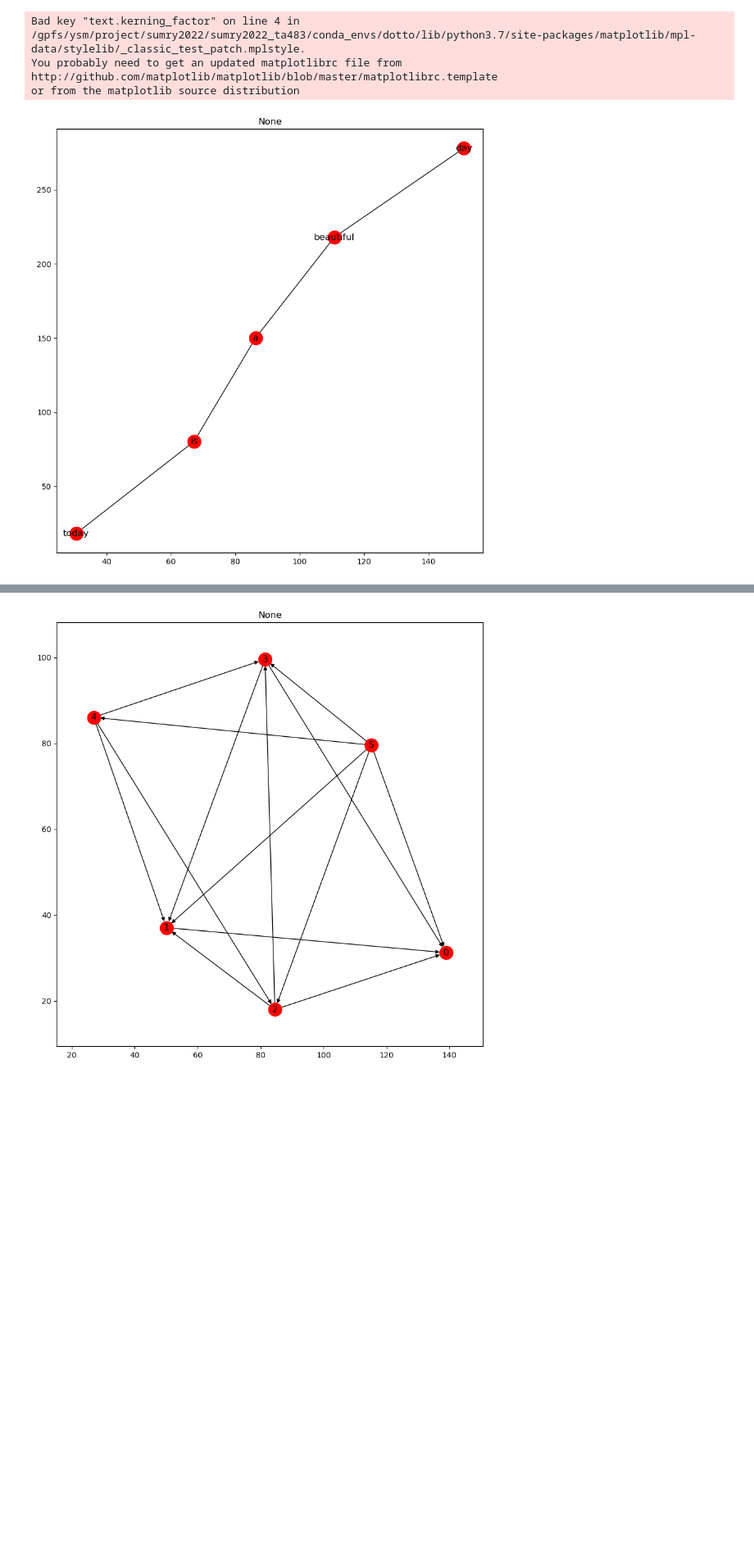
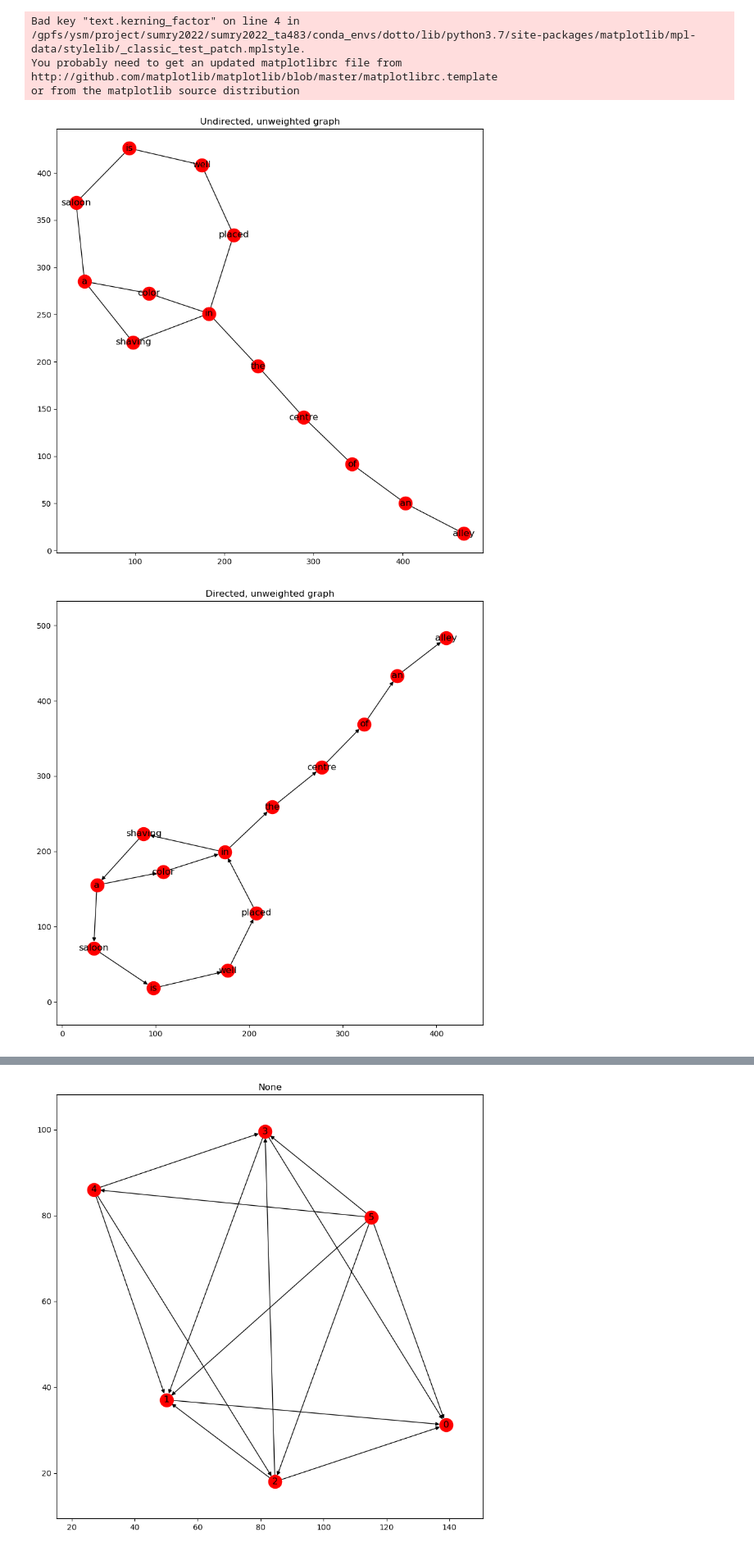
Before and after one commit to TesfaAsmara/colonel_dotto, a Jupyter notebook: nbs/00_dotto.ipynb, the cells around one changed output, grey strips where cells are left out. Shown: that part at 82% size. Drawn from its saved outputs; the diff is of its cells as text; code cells hidden in the pictures; blank space fills up the shorter version.

Commit message:
text visualization done

```diff
--- a/nbs/00_dotto.ipynb
+++ b/nbs/00_dotto.ipynb
@@ -102,4 +161,45 @@ G = build_graph("Today is a beautiful day.")
-# %%
-plot_graph(G)
-# %% [output]
-[figure, removed]
+# %%
+flowers_of_evil = '''Come, lie upon my breast, cruel, insensitive soul,
+Adored tigress, monster with the indolent air
+I want to plunge trembling fingers for a long time
+In the thickness of your heavy mane,
+
+To bury my head, full of pain
+In your skirts redolent of your perfume,
+To inhale, as from a withered flower,
+The moldy sweetness of my defunct love.
+
+I wish to sleep. to sleep rather than live.
+In a slumber doubtful as death,
+I shall remorselessly cover with my kisses
+Your lovely body polished like copper.
+
+To bury my subdued sobbing
+Nothing equals the abyss of your bed,
+Potent oblivion dwells upon your lips
+And Lethe flows in your kisses.
+
+My fate, hereafter my delight,
+I'll obey like one predestined
+Docile martyr, innocent man condemned,
+Whose fervor aggravates the punishment.
+
+I shall suck, to drown my rancor,
+Nepenthe and the good hemlock
+From the charming tips of those pointed breasts
+That have never guarded a heart.'''
+
+eye_glasses = 'A color in shaving, a saloon is well placed in the centre of an alley.'
+
+example = "The person arrived. They sat down."
+document = eye_glasses
+g = build_graph(document)
+dig = build_digraph(document)
+wdig = build_weighted_digraph(document)
+# %%
+plot_graph(g, "Undirected, unweighted graph")
+plot_graph(dig, "Directed, unweighted graph")
+plot_graph(wdig, "Directed, weighted graph")
+# %% [output]
+[figure, added]
+[figure, added]
```
Also changed, not shown: parts of 14 cells of this notebook.
